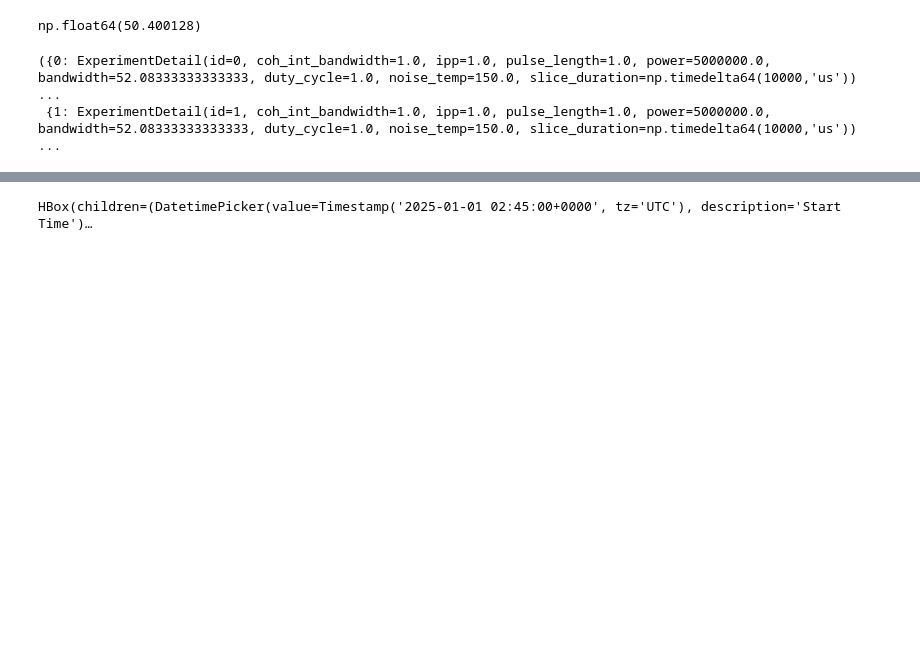
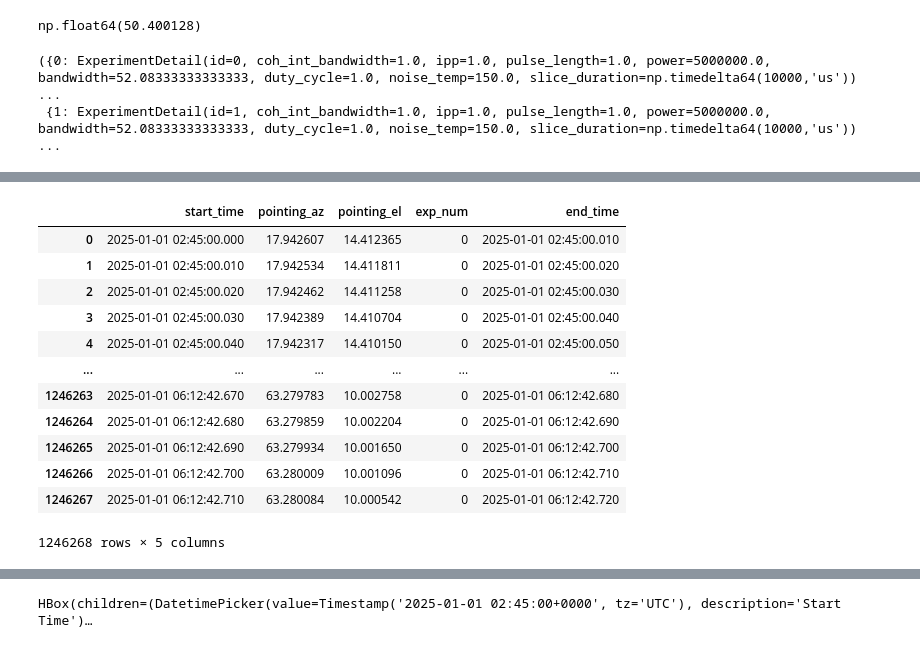
Before and after one commit to danielk333/SORTS, a Jupyter notebook: examples/v2/tracking_and_fence_scanning_dev.ipynb, the cells around one changed output, grey strips where cells are left out. Drawn from its saved outputs; the diff is of its cells as text; code cells hidden in the pictures; blank space fills up the shorter version.

```diff
--- a/examples/v2/tracking_and_fence_scanning_dev.ipynb
+++ b/examples/v2/tracking_and_fence_scanning_dev.ipynb
@@ -256,3 +239,20 @@ master_sch_df
+# %%
+master_sch_df = master_sch.as_dataframe()
+master_sch_df
+# %% [output]
+|  | start_time | pointing_az | pointing_el | exp_num | end_time |
+| 0 | 2025-01-01 02:45:00.000 | 17.942607 | 14.412365 | 0 | 2025-01-01 02:45:00.010 |
+| 1 | 2025-01-01 02:45:00.010 | 17.942534 | 14.411811 | 0 | 2025-01-01 02:45:00.020 |
+| 2 | 2025-01-01 02:45:00.020 | 17.942462 | 14.411258 | 0 | 2025-01-01 02:45:00.030 |
+| 3 | 2025-01-01 02:45:00.030 | 17.942389 | 14.410704 | 0 | 2025-01-01 02:45:00.040 |
+| 4 | 2025-01-01 02:45:00.040 | 17.942317 | 14.410150 | 0 | 2025-01-01 02:45:00.050 |
+| ... | ... | ... | ... | ... | ... |
+| 1246263 | 2025-01-01 06:12:42.670 | 63.279783 | 10.002758 | 0 | 2025-01-01 06:12:42.680 |
+| 1246264 | 2025-01-01 06:12:42.680 | 63.279859 | 10.002204 | 0 | 2025-01-01 06:12:42.690 |
+| 1246265 | 2025-01-01 06:12:42.690 | 63.279934 | 10.001650 | 0 | 2025-01-01 06:12:42.700 |
+| 1246266 | 2025-01-01 06:12:42.700 | 63.280009 | 10.001096 | 0 | 2025-01-01 06:12:42.710 |
+| 1246267 | 2025-01-01 06:12:42.710 | 63.280084 | 10.000542 | 0 | 2025-01-01 06:12:42.720 |
+1246268 rows × 5 columns
 # %%
 master_sch_df[master_sch_df["exp_num"] == 1]
 # %% [output]
```
Also changed, not shown: parts of 10 cells of this notebook, 1 other file.
